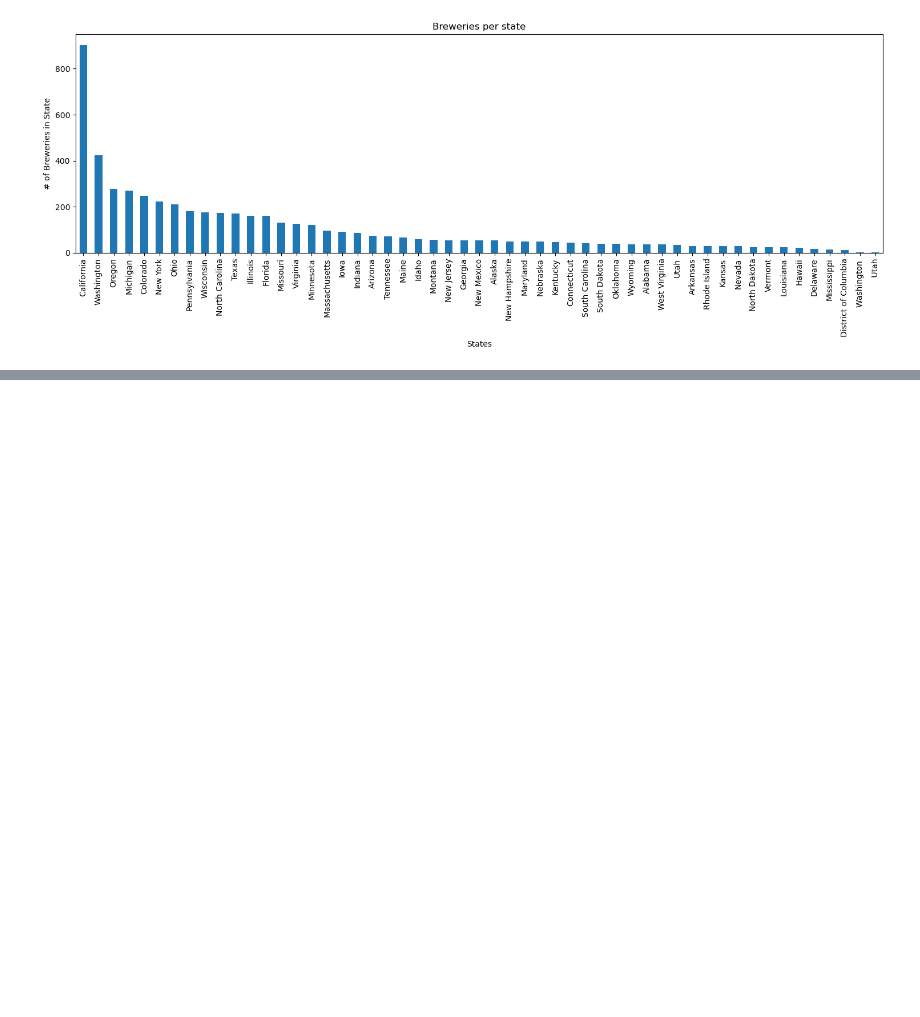
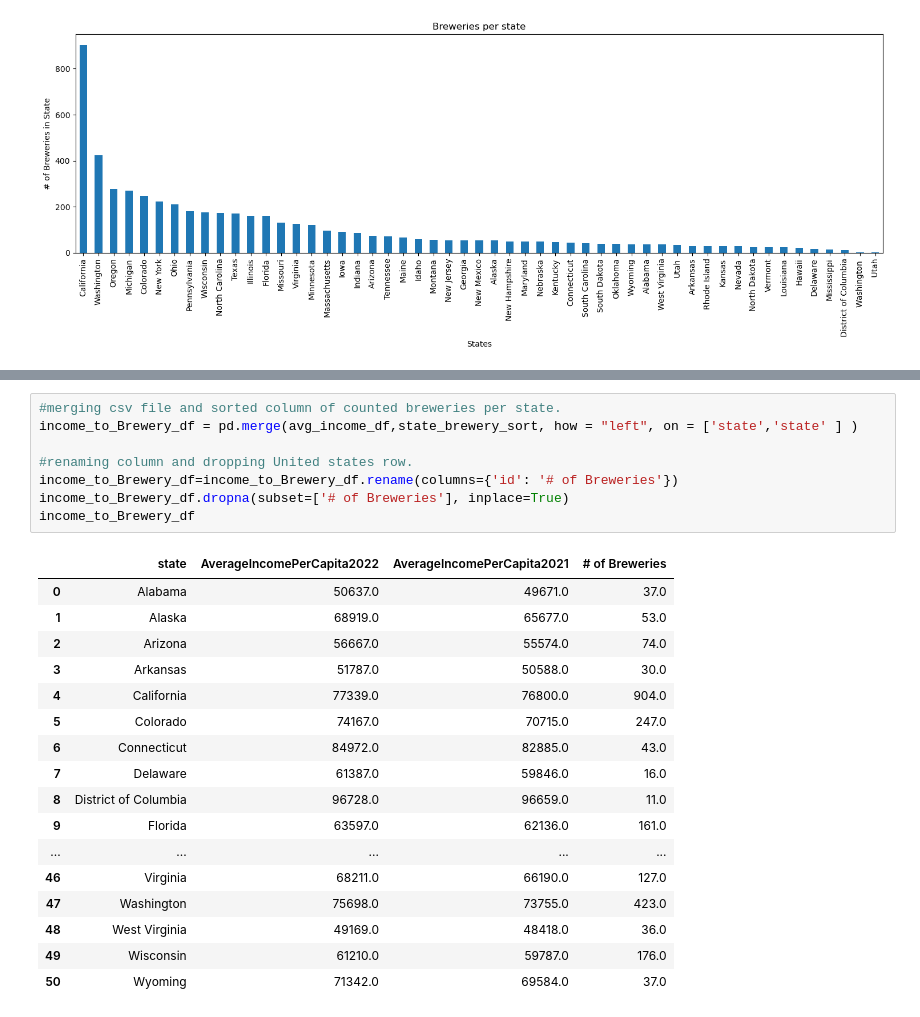
Before and after one commit to scorpionhand/Brewery_Project_One, a Jupyter notebook: Brewery project.ipynb, the cells around one changed output, grey strips where cells are left out. Saved outputs shown, nothing was run; the diff lists cells and outputs as text; blank space fills up the shorter version.

```diff
--- a/Brewery project.ipynb
+++ b/Brewery project.ipynb
@@ -236,0 +252,26 @@ FileNotFoundError: [Errno 2] No such file or directory: '../Brewery_Project_One/
+# %%
+#merging csv file and sorted column of counted breweries per state.
+income_to_Brewery_df = pd.merge(avg_income_df,state_brewery_sort, how = "left", on = ['state','state' ] )
+
+#renaming column and dropping United states row.
+income_to_Brewery_df=income_to_Brewery_df.rename(columns={'id': '# of Breweries'})
+income_to_Brewery_df.dropna(subset=['# of Breweries'], inplace=True)
+income_to_Brewery_df
+# %% [output]
+|  | state | AverageIncomePerCapita2022 | AverageIncomePerCapita2021 | # of Breweries |
+| 0 | Alabama | 50637.0 | 49671.0 | 37.0 |
+| 1 | Alaska | 68919.0 | 65677.0 | 53.0 |
+| 2 | Arizona | 56667.0 | 55574.0 | 74.0 |
+| 3 | Arkansas | 51787.0 | 50588.0 | 30.0 |
+| 4 | California | 77339.0 | 76800.0 | 904.0 |
+| 5 | Colorado | 74167.0 | 70715.0 | 247.0 |
+| 6 | Connecticut | 84972.0 | 82885.0 | 43.0 |
+| 7 | Delaware | 61387.0 | 59846.0 | 16.0 |
+| 8 | District of Columbia | 96728.0 | 96659.0 | 11.0 |
+| 9 | Florida | 63597.0 | 62136.0 | 161.0 |
+| ... | ... | ... | ... | ... |
+| 46 | Virginia | 68211.0 | 66190.0 | 127.0 |
+| 47 | Washington | 75698.0 | 73755.0 | 423.0 |
+| 48 | West Virginia | 49169.0 | 48418.0 | 36.0 |
+| 49 | Wisconsin | 61210.0 | 59787.0 | 176.0 |
+| 50 | Wyoming | 71342.0 | 69584.0 | 37.0 |
```
Also changed, not shown: parts of 5 cells of this notebook, 1 other file.
